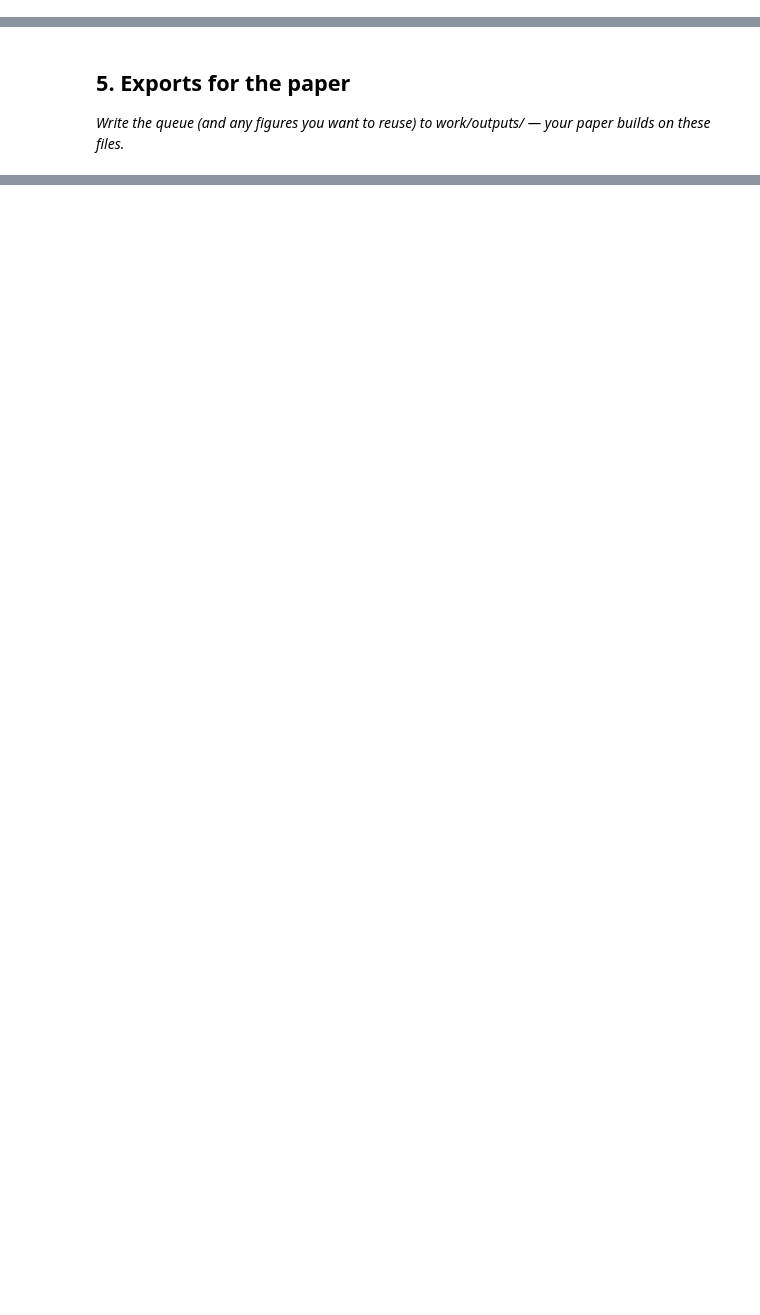
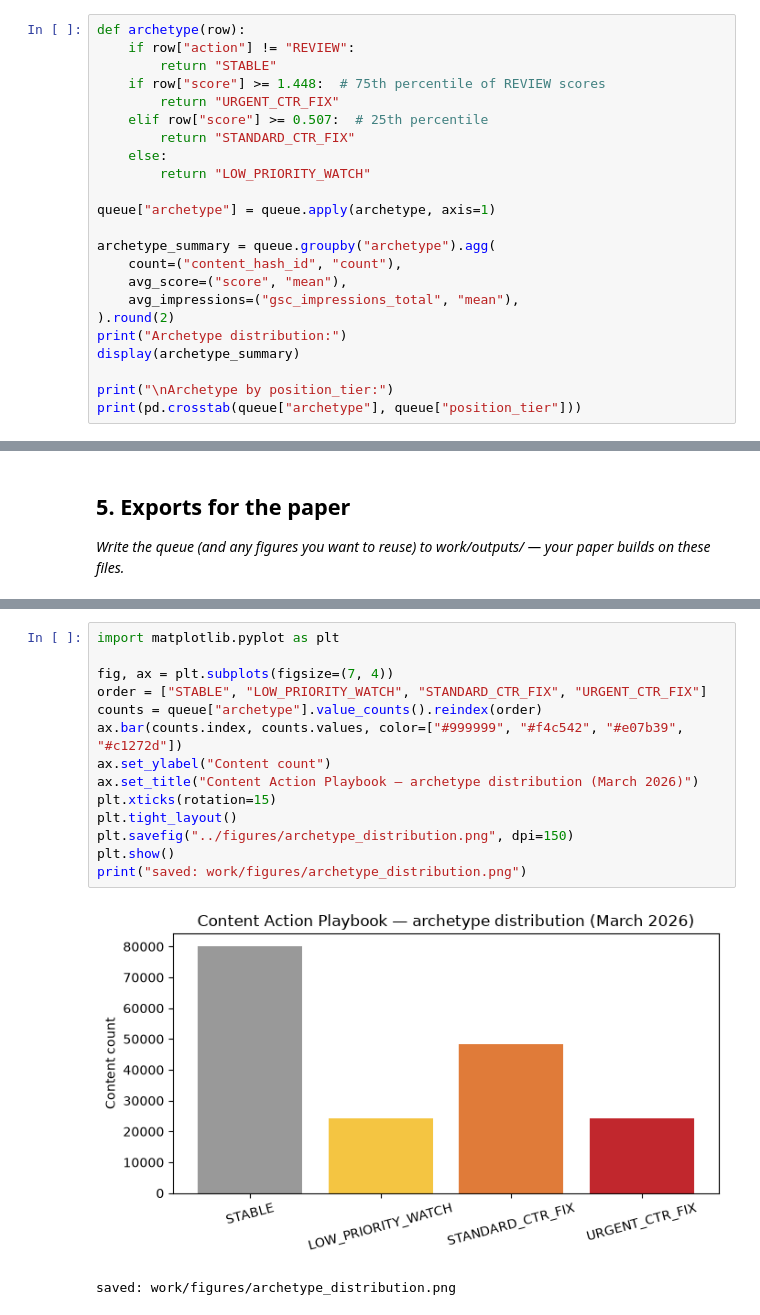
Before and after one commit to Vishal-141206/flyrank-ml-internship, a Jupyter notebook: work/notebooks/w07_action_playbook.ipynb, the cells around one changed output, grey strips where cells are left out. Saved outputs shown, nothing was run; the diff lists cells and outputs as text; blank space fills up the shorter version.

```diff
--- a/work/notebooks/w07_action_playbook.ipynb
+++ b/work/notebooks/w07_action_playbook.ipynb
@@ -15,0 +136,23 @@ This skeleton is yours to fill. Work the sections **in order** — each one has
+# %%
+def archetype(row):
+    if row["action"] != "REVIEW":
+        return "STABLE"
+    if row["score"] >= 1.448:  # 75th percentile of REVIEW scores
+        return "URGENT_CTR_FIX"
+    elif row["score"] >= 0.507:  # 25th percentile
+        return "STANDARD_CTR_FIX"
+    else:
+        return "LOW_PRIORITY_WATCH"
+
+queue["archetype"] = queue.apply(archetype, axis=1)
+
+archetype_summary = queue.groupby("archetype").agg(
+    count=("content_hash_id", "count"),
+    avg_score=("score", "mean"),
+    avg_impressions=("gsc_impressions_total", "mean"),
+).round(2)
+print("Archetype distribution:")
+display(archetype_summary)
+
+print("\nArchetype by position_tier:")
+print(pd.crosstab(queue["archetype"], queue["position_tier"]))
@@ -44,3 +403,20 @@ This skeleton is yours to fill. Work the sections **in order** — each one has
+# %%
+import matplotlib.pyplot as plt
+
+fig, ax = plt.subplots(figsize=(7, 4))
+order = ["STABLE", "LOW_PRIORITY_WATCH", "STANDARD_CTR_FIX", "URGENT_CTR_FIX"]
+counts = queue["archetype"].value_counts().reindex(order)
+ax.bar(counts.index, counts.values, color=["#999999", "#f4c542", "#e07b39", "#c1272d"])
+ax.set_ylabel("Content count")
+ax.set_title("Content Action Playbook — archetype distribution (March 2026)")
+plt.xticks(rotation=15)
+plt.tight_layout()
+plt.savefig("../figures/archetype_distribution.png", dpi=150)
+plt.show()
+print("saved: work/figures/archetype_distribution.png")
+# %% [output]
+[figure, added]
+saved: work/figures/archetype_distribution.png
 # %% [markdown]
 ## Self-check
 
```
Also changed, not shown: parts of 15 cells of this notebook, 3 other files.
